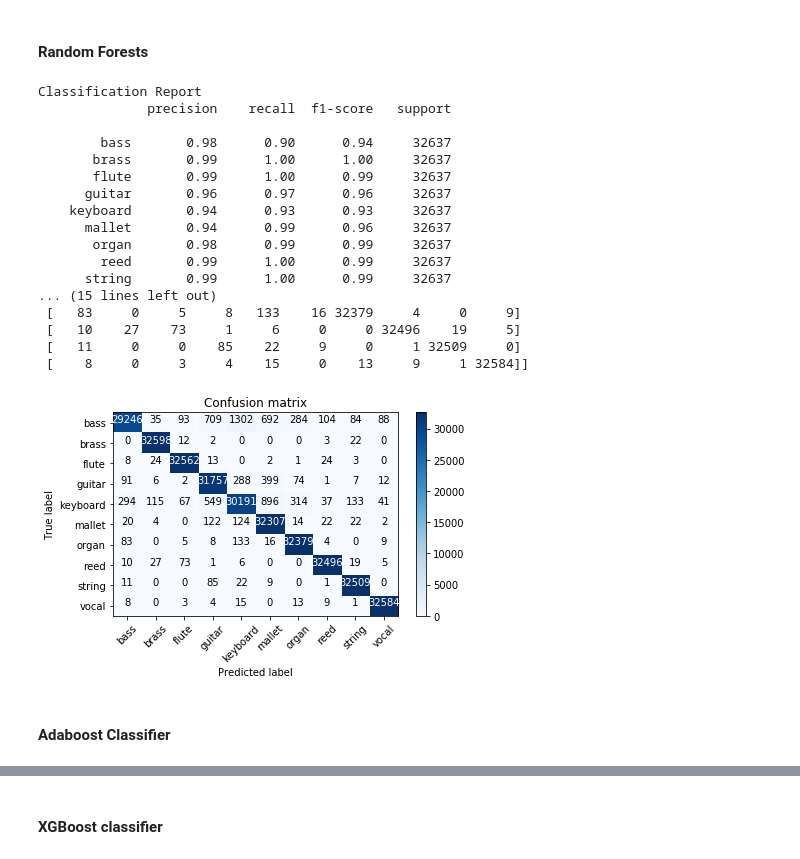
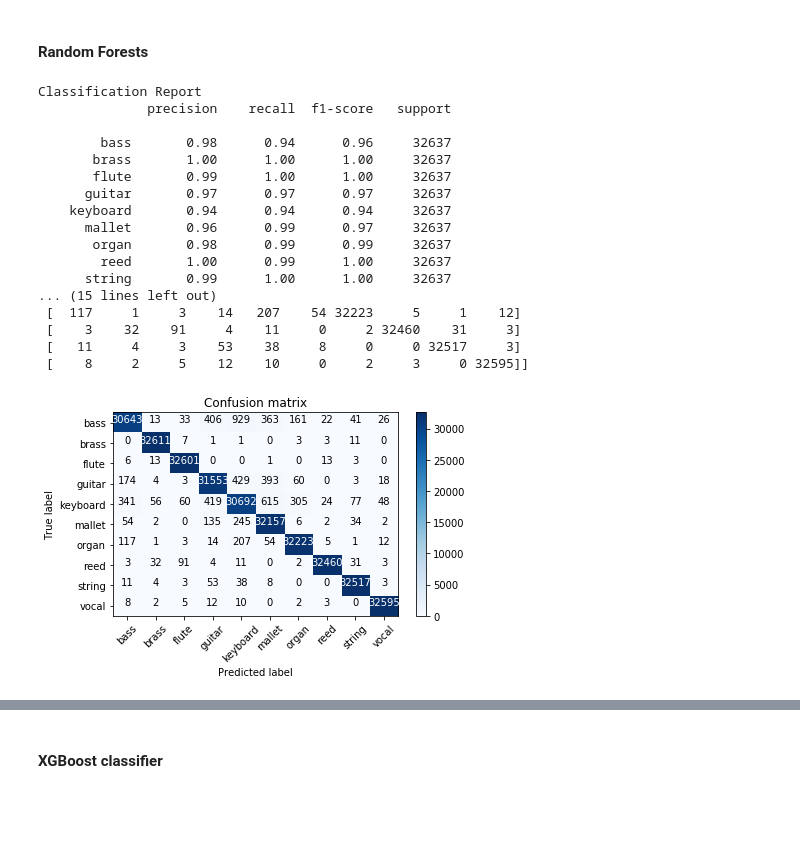
Before and after one commit to rsouza/oeawai, a Jupyter notebook: Challenge/feature_extraction.ipynb, the cells around one changed output, grey strips where cells are left out. Cells and saved outputs as stored; diff of their text form; code cells hidden in the pictures; blank space fills up the shorter version.

```diff
--- a/Challenge/feature_extraction.ipynb
+++ b/Challenge/feature_extraction.ipynb
@@ -198,0 +209,35 @@ print(y_test.shape)
+# %%
+# spliting of dataset into train and test dataset
+#https://imbalanced-learn.readthedocs.io/en/stable/api.html#module-imblearn.under_sampling
+#https://www.kaggle.com/rafjaa/resampling-strategies-for-imbalanced-datasets
+from imblearn.over_sampling import SMOTE
+from imblearn.under_sampling import RandomUnderSampler
+from imblearn.under_sampling import TomekLinks
+from imblearn.under_sampling import CondensedNearestNeighbour
+
+#X_train, X_test, y_train, y_test = train_test_split(X, y, test_size=0.3)
+
+smote = SMOTE(kind='regular', n_jobs=-1)
+Xbal, ybal = smote.fit_sample(X, y)
+
+#rus = RandomUnderSampler(n_jobs=-1)
+#Xbal, ybal = rus.fit_sample(X, y)
+
+#tl = TomekLinks(return_indices=True, ratio='majority', n_jobs=-1)
+#Xbal, ybal, id_tl = tl.fit_sample(X, y)
+
+#cnn = CondensedNearestNeighbour(n_jobs=-1)
+#Xbal, ybal = cnn.fit_resample(X, y)
+
+skf = StratifiedKFold(n_splits=2)
+#train_index, test_index = next(skf.split(X, y))
+train_index, test_index = next(skf.split(Xbal, ybal))
+
+print(X.shape)
+print(y.shape)
+print(Xbal.shape)
+print(ybal.shape)
+print(Xbal[train_index].shape)
+print(ybal[train_index].shape)
+print(Xbal[test_index].shape)
+print(ybal[test_index].shape)
@@ -366,44 +346,42 @@ Classification Report
 # %%
 from sklearn.ensemble import RandomForestClassifier
 
 clf_rf = RandomForestClassifier(n_estimators=300,
                                 criterion='gini',
                                 max_depth=None,
-                                min_samples_split=10, #2,
+                                min_samples_split=10,
                                 min_samples_leaf=10,
                                 min_weight_fraction_leaf=0.0,
                                 max_features='auto',
                                 max_leaf_nodes=None,
                                 bootstrap=True,
                                 oob_score=False,
                                 n_jobs=-1,
                                 random_state=0,
-                                verbose=0,
+                                verbose=1,
                                 warm_start=False,
-                                class_weight='balanced').fit(X_train, y_train)
+                                class_weight='balanced').fit(Xbal[train_index], ybal[train_index])
 
 
 
-yhat = clf_rf.predict(X_test)
-clf_eval(yhat, y_test)
+yhat = clf_rf.predict(Xbal[test_index])
+clf_eval(yhat, ybal[test_index])
 # %% [output]
 Classification Report
               precision    recall  f1-score   support
 
-        bass       0.98      0.90      0.94     32637
-       brass       0.99      1.00      1.00     32637
-       flute       0.99      1.00      0.99     32637
-      guitar       0.96      0.97      0.96     32637
-    keyboard       0.94      0.93      0.93     32637
-      mallet       0.94      0.99      0.96     32637
+        bass       0.98      0.94      0.96     32637
+       brass       1.00      1.00      1.00     32637
+       flute       0.99      1.00      1.00     32637
+      guitar       0.97      0.97      0.97     32637
+    keyboard       0.94      0.94      0.94     32637
+      mallet       0.96      0.99      0.97     32637
        organ       0.98      0.99      0.99     32637
-        reed       0.99      1.00      0.99     32637
-      string       0.99      1.00      0.99     32637
+        reed       1.00      0.99      1.00     32637
+      string       0.99      1.00      1.00     32637
 ... (15 lines left out)
- [   83     0     5     8   133    16 32379     4     0     9]
- [   10    27    73     1     6     0     0 32496    19     5]
- [   11     0     0    85    22     9     0     1 32509     0]
- [    8     0     3     4    15     0    13     9     1 32584]]
+ [  117     1     3    14   207    54 32223     5     1    12]
+ [    3    32    91     4    11     0     2 32460    31     3]
+ [   11     4     3    53    38     8     0     0 32517     3]
+ [    8     2     5    12    10     0     2     3     0 32595]]
-[figure, old version]
+[figure, new version]
-# %% [markdown]
-#### Adaboost Classifier
```
Also changed, not shown: parts of 41 cells of this notebook.
